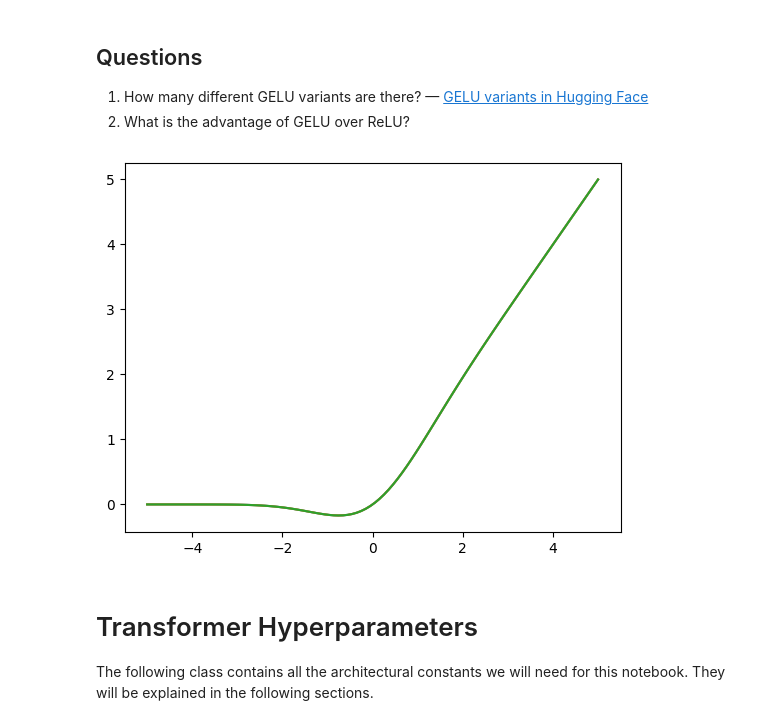
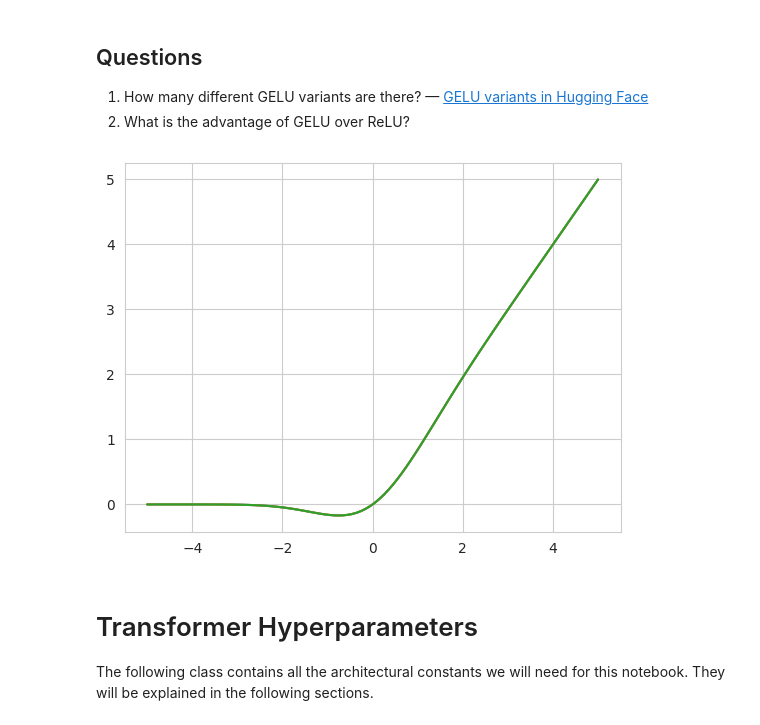
Before and after one commit to temir-org/temir-org.github.io, a Jupyter notebook: teaching/natural-language-processing-ss25/materials/04-reimplementing-bert.ipynb, the cells around one changed output. Drawn from its saved outputs; the diff is of its cells as text; code cells hidden in the pictures.

```diff
--- a/teaching/natural-language-processing-ss25/materials/04-reimplementing-bert.ipynb
+++ b/teaching/natural-language-processing-ss25/materials/04-reimplementing-bert.ipynb
@@ -113,15 +115,19 @@ from torch.nn.functional import gelu as gelu3
 
 gelu = gelu3
 # %%
+!pip install -q seaborn
+import seaborn as sns
 import matplotlib.pyplot as plt
 import torch
+
+sns.set_style("whitegrid")
 
 x = torch.linspace(-5, 5, 100)
 plt.plot(x.numpy(), gelu1(x).numpy());
 plt.plot(x.numpy(), gelu2(x).numpy());
 plt.plot(x.numpy(), gelu3(x).numpy());
 # %% [output]
-[figure, old version]
+[figure, new version]
 # %% [markdown]
 # Transformer Hyperparameters
 
```
Also changed, not shown: parts of 1 cell of this notebook, 1 other file.
